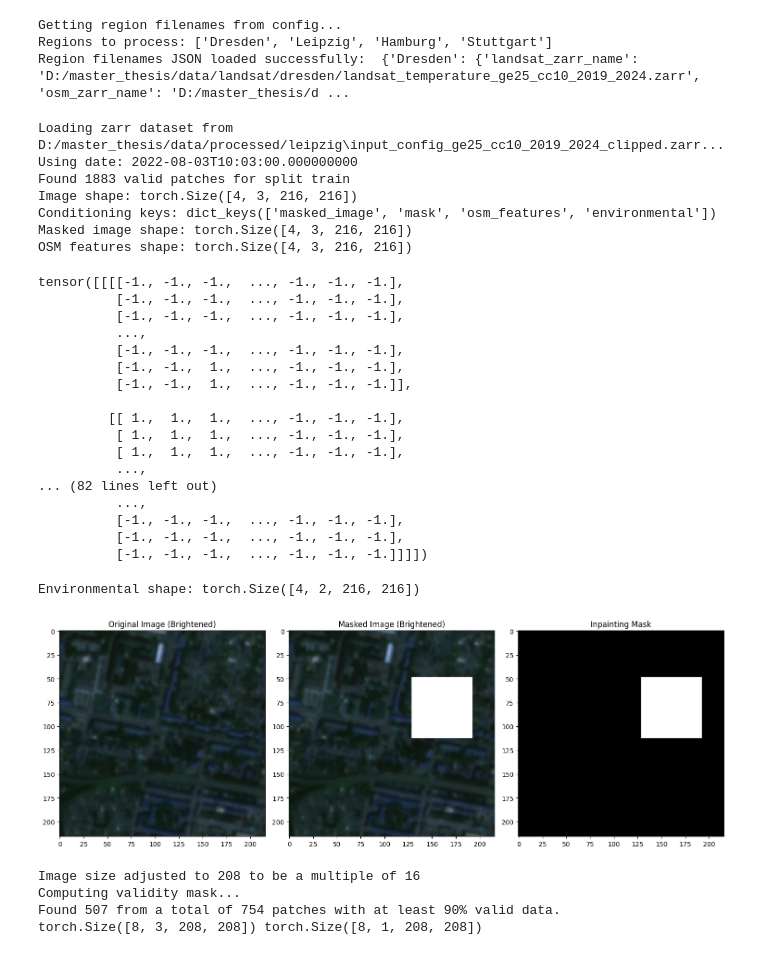
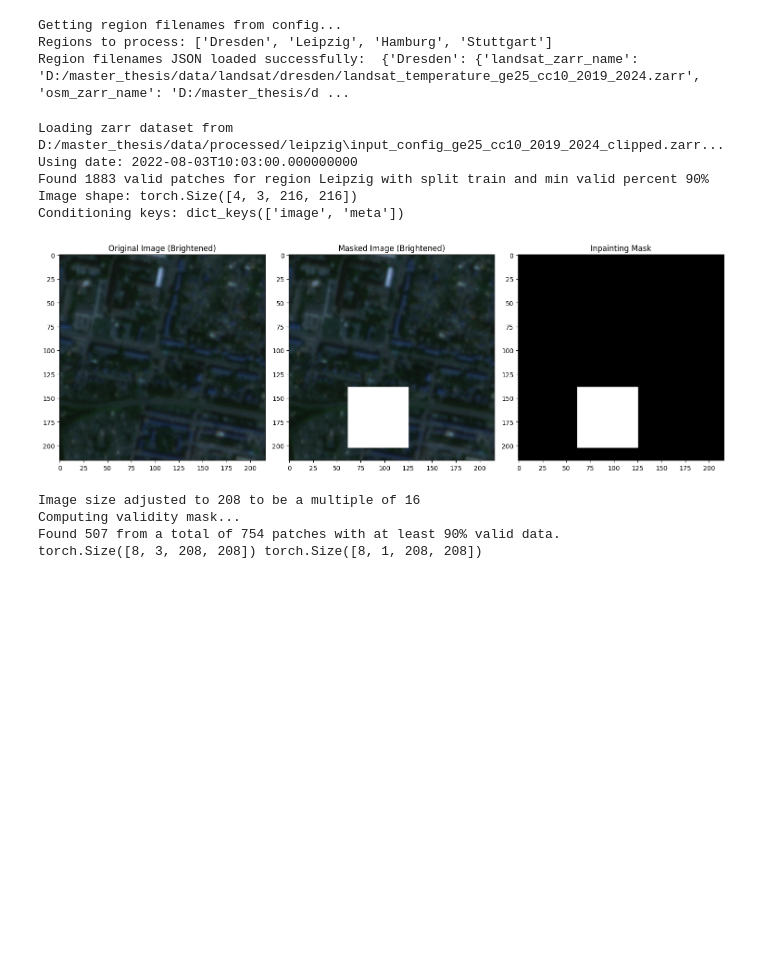
Before and after one commit to janneskruse/masterthesis_genai_spatialplan, a Jupyter notebook: code/model/cond_latent_diffusion.ipynb, the cells around one changed output. Cells and saved outputs as stored; diff of their text form; code cells hidden in the pictures; blank space fills up the shorter version.

```diff
--- a/code/model/cond_latent_diffusion.ipynb
+++ b/code/model/cond_latent_diffusion.ipynb
@@ -80,25 +80,26 @@ Region filenames JSON loaded successfully:  {'Dresden': {'landsat_zarr_name': 'D
 from dataset.dataset import UrbanInpaintingDataset
 # %%
 def collate_fn(batch):
-    """
-    Custom collate function to handle batches with conditioning dictionaries
-    """
     if isinstance(batch[0], tuple):
-        # Unpack images and conditioning dicts
+        # With conditioning
         images = torch.stack([item[0] for item in batch])
 
-        # Collate conditioning inputs
-        cond_inputs = {}
+        # Get first sample to check keys
         sample_cond = batch[0][1]
 
+        cond_inputs = {}
         for key in sample_cond.keys():
-            cond_inputs[key] = torch.stack([item[1][key] for item in batch])
+            if key == 'meta':
+                # Meta is a dict, just collect as list, don't stack
+                cond_inputs[key] = [item[1][key] for item in batch]
+            else:
+                # Stack tensors
+                cond_inputs[key] = torch.stack([item[1][key] for item in batch])
 
         return images, cond_inputs
     else:
         # Just images, no conditioning
         return torch.stack(batch)
-
 
 def train():
     # Create dataset instance
@@ -142,65 +143,44 @@ def train():
             print(f"Image shape: {images.shape}")
 
         break  # Just show first batch
 
     # Visualize a sample
     sample_idx = 405
     if len(train_dataset.condition_types) > 0:
         img, cond = train_dataset[sample_idx]
 
         fig, axes = plt.subplots(1, 3, figsize=(15, 5))
 
         # Original image (denormalize from [-1,1] to [0,1])
         img_vis = (img + 1) / 2.0
-        # Apply brightness adjustment for better visualization
-        img_vis = torch.clamp(img_vis * 2.5, 0, 1)  # Multiply by 2.5 to brighten
+        img_vis = torch.clamp(img_vis * 2.5, 0, 1)
         axes[0].imshow(img_vis.permute(1, 2, 0).numpy())
         axes[0].set_title('Original Image (Brightened)')
 
-        # Masked image
-        if 'masked_image' in cond:
-            masked_vis = (cond['masked_image'] + 1) / 2.0
-            masked_vis = torch.clamp(masked_vis * 2.5, 0, 1)  # Same brightening
+        # Masked image - extract first 3 channels from 'image'
+        if 'image' in cond:
+            masked_vis = (cond['image'][:3] + 1) / 2.0  # First 3 channels are masked_image
+            masked_vis = torch.clamp(masked_vis * 2.5, 0, 1)
             axes[1].imshow(masked_vis.permute(1, 2, 0).numpy())
             axes[1].set_title('Masked Image (Brightened)')
 
-        # Inpainting mask
-        if 'mask' in cond:
-            axes[2].imshow(cond['mask'].squeeze().numpy(), cmap='gray')
+            # Inpainting mask - extract 4th channel from 'image'
+            inpaint_mask = cond['image'][3:4]  # 4th channel is the mask
+            axes[2].imshow(inpaint_mask.squeeze().numpy(), cmap='gray')
             axes[2].set_title('Inpainting Mask')
 
         plt.tight_layout()
         plt.show()
 
 if __name__ == '__main__':
     train()
 # %% [output]
 Loading zarr dataset from D:/master_thesis/data/processed/leipzig\input_config_ge25_cc10_2019_2024_clipped.zarr...
 Using date: 2022-08-03T10:03:00.000000000
-Found 1883 valid patches for split train
+Found 1883 valid patches for region Leipzig with split train and min valid percent 90%
 Image shape: torch.Size([4, 3, 216, 216])
-Conditioning keys: dict_keys(['masked_image', 'mask', 'osm_features', 'environmental'])
-Masked image shape: torch.Size([4, 3, 216, 216])
-OSM features shape: torch.Size([4, 3, 216, 216])
+Conditioning keys: dict_keys(['image', 'meta'])
-tensor([[[[-1., -1., -1.,  ..., -1., -1., -1.],
-          [-1., -1., -1.,  ..., -1., -1., -1.],
-          [-1., -1., -1.,  ..., -1., -1., -1.],
-          ...,
-          [-1., -1., -1.,  ..., -1., -1., -1.],
-          [-1., -1.,  1.,  ..., -1., -1., -1.],
-          [-1., -1.,  1.,  ..., -1., -1., -1.]],
-
-         [[ 1.,  1.,  1.,  ..., -1., -1., -1.],
-          [ 1.,  1.,  1.,  ..., -1., -1., -1.],
-          [ 1.,  1.,  1.,  ..., -1., -1., -1.],
-          ...,
-... (82 lines left out)
-          ...,
-          [-1., -1., -1.,  ..., -1., -1., -1.],
-          [-1., -1., -1.,  ..., -1., -1., -1.],
-          [-1., -1., -1.,  ..., -1., -1., -1.]]]])
-Environmental shape: torch.Size([4, 2, 216, 216])
-[figure, old version]
+[figure, new version]
 # %%
 processed_zarr_name = region_filenames_json[regions[1]]['processed_zarr_name']
 merged_xs = xr.open_zarr(processed_zarr_name, consolidated=True)
```
Also changed, not shown: 1 other file.
